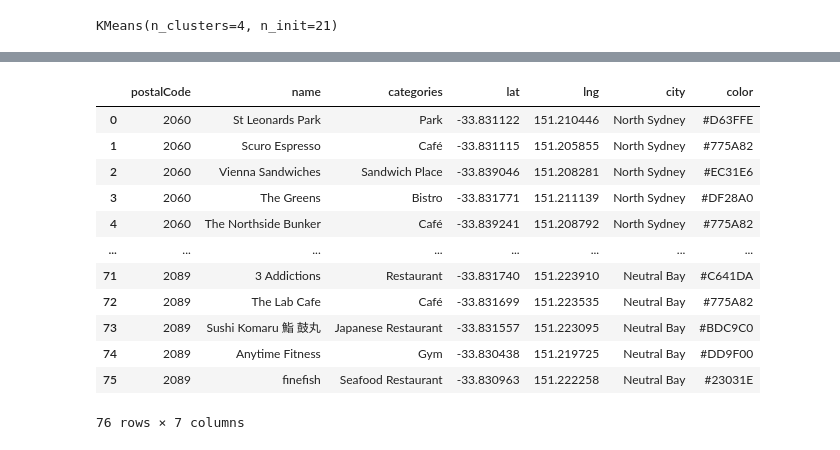
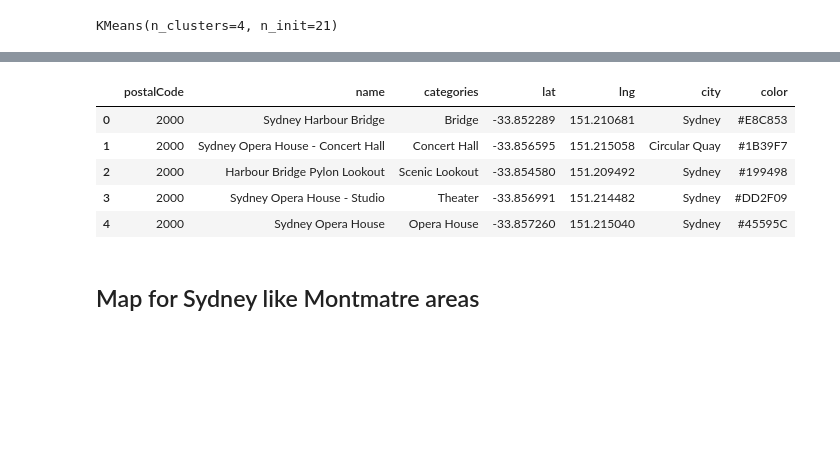
Before and after one commit to evapolini/Coursera_capstone, a Jupyter notebook: Capstone Assignment W5.ipynb, the cells around one changed output, grey strips where cells are left out. Saved outputs shown, nothing was run; the diff lists cells and outputs as text; code cells hidden in the pictures; blank space fills up the shorter version.

Commit message:
Published from Watson Studio.

```diff
--- a/Capstone Assignment W5.ipynb
+++ b/Capstone Assignment W5.ipynb
@@ -58,7 +63,8 @@ def GetVenuesNearByInDataFrame(Lat_param,Lng_param,Nb_max_venues,radius):
 
     return (nearby_venues )
 # %%
+#Get the data for Montmatre, a parisian neighborhood
 MontmartreLat=48.8857636427167
 MontmartreLng=2.3349730916262725
-DataFromParis = GetVenuesNearByInDataFrame(MontmartreLat,MontmartreLng,50,500)
+DataFromParis = GetVenuesNearByInDataFrame(MontmartreLat,MontmartreLng,50,300)
 # %% [output]
@@ -68,7 +90,8 @@ DataFromParis.shape
 # %% [output]
 (50, 6)
 # %%
-SydneyLat= -33.87285279645642,
-SydneyLng=151.2065676235312
-DataFromSydney = GetVenuesNearByInDataFrame(SydneyLat,SydneyLng,300,2000)
+SydneyLat= -33.83083506008578
+SydneyLng= 151.2199836084402
+DataFromSydney = GetVenuesNearByInDataFrame(SydneyLat,SydneyLng,100,3000)
+DataFromSydney
 # %% [output]
@@ -261,13 +214,13 @@ city_grouped.loc[city_grouped['Label'] == 0, 'color'] = '#000000'
 city_grouped.loc[city_grouped['Label'] == 1, 'color'] = '#ff0000'
 city_grouped.loc[city_grouped['Label'] == 2, 'color'] = '#ff8000'
 city_grouped.loc[city_grouped['Label'] == 3, 'color'] = '#ff8080'
-city_grouped.loc[city_grouped['Label'] == 4, 'color'] = '#FF6F61'
-city_grouped.loc[city_grouped['Label'] == 5, 'color'] = '#6B5B95'
-city_grouped.loc[city_grouped['Label'] == 6, 'color'] = '#92A8D1'
-city_grouped.loc[city_grouped['Label'] == 7, 'color'] = '#B565A7'
-city_grouped.loc[city_grouped['Label'] == 8, 'color'] = '#009B77'
-city_grouped.loc[city_grouped['Label'] == 9, 'color'] = '#DD4124'
-city_grouped.loc[city_grouped['Label'] == 10, 'color'] = '#45B8AC'
-city_grouped.head (20)
+#city_grouped.loc[city_grouped['Label'] == 4, 'color'] = '#FF6F61'
+#city_grouped.loc[city_grouped['Label'] == 5, 'color'] = '#6B5B95'
+#city_grouped.loc[city_grouped['Label'] == 6, 'color'] = '#92A8D1'
+#city_grouped.loc[city_grouped['Label'] == 7, 'color'] = '#B565A7'
+#city_grouped.loc[city_grouped['Label'] == 8, 'color'] = '#009B77'
+#city_grouped.loc[city_grouped['Label'] == 9, 'color'] = '#DD4124'
+#city_grouped.loc[city_grouped['Label'] == 10, 'color'] = '#45B8AC'
+city_grouped.head ()
 # %% [output]
 |  | postalCode | lat | lng | American Restaurant | Bakery | Bar | Beach | Beer Bar | Bistro | ... |
@@ -387,13 +306,13 @@ List_Categories
 # %%
+#Get the unique list of the categories
+#countCat = VenuesSydney['categories'].nunique()
+List_Categories=VenuesSydney.categories.unique()
+List_Categories=pd.DataFrame(List_Categories,columns=['categories'])
+
 #Get random color for each venue categorie
 List_Categories['color']=0
 for cat in List_Categories['categories'] :
     r = lambda: random.randint(0,255)
-    color =('#%02X%02X%02X' % (r(),r(),r()))
-   # colorlist = list(np.random.choice(range(256), size=3))
-
-    #color = colorlist[0].astype('str') +','+ colorlist[1].astype('str') +',' +colorlist[2].astype('str')
-    print (color)
-    List_Categories.loc[List_Categories['categories'] == cat, ['color']] = color
+    List_Categories.loc[List_Categories['categories'] == cat, ['color']] = ('#%02X%02X%02X' % (r(),r(),r()))
 List_Categories
 # %% [output]
@@ -434,20 +333,14 @@ List_Categories
 # %%
-#Merge venues and color mapping
-
+#Merge venues and color mapping - Get the color in the dataframe
 VenuesSydney= VenuesSydney.merge(List_Categories, how='left', left_on='categories', right_on='categories')
-VenuesSydney
+VenuesSydney.head()
 # %% [output]
 |  | postalCode | name | categories | lat | lng | city | color |
-| 0 | 2060 | St Leonards Park | Park | -33.831122 | 151.210446 | North Sydney | #D63FFE |
-| 1 | 2060 | Scuro Espresso | Café | -33.831115 | 151.205855 | North Sydney | #775A82 |
-| 2 | 2060 | Vienna Sandwiches | Sandwich Place | -33.839046 | 151.208281 | North Sydney | #EC31E6 |
-| 3 | 2060 | The Greens | Bistro | -33.831771 | 151.211139 | North Sydney | #DF28A0 |
-| 4 | 2060 | The Northside Bunker | Café | -33.839241 | 151.208792 | North Sydney | #775A82 |
-| ... | ... | ... | ... | ... | ... | ... | ... |
-| 71 | 2089 | 3 Addictions | Restaurant | -33.831740 | 151.223910 | Neutral Bay | #C641DA |
-| 72 | 2089 | The Lab Cafe | Café | -33.831699 | 151.223535 | Neutral Bay | #775A82 |
-| 73 | 2089 | Sushi Komaru 鮨 鼓丸 | Japanese Restaurant | -33.831557 | 151.223095 | Neutral Bay | #BDC9C0 |
-| 74 | 2089 | Anytime Fitness | Gym | -33.830438 | 151.219725 | Neutral Bay | #DD9F00 |
-| 75 | 2089 | finefish | Seafood Restaurant | -33.830963 | 151.222258 | Neutral Bay | #23031E |
+| 0 | 2000 | Sydney Harbour Bridge | Bridge | -33.852289 | 151.210681 | Sydney | #E8C853 |
+| 1 | 2000 | Sydney Opera House - Concert Hall | Concert Hall | -33.856595 | 151.215058 | Circular Quay | #1B39F7 |
+| 2 | 2000 | Harbour Bridge Pylon Lookout | Scenic Lookout | -33.854580 | 151.209492 | Sydney | #199498 |
+| 3 | 2000 | Sydney Opera House - Studio | Theater | -33.856991 | 151.214482 | Sydney | #DD2F09 |
+| 4 | 2000 | Sydney Opera House | Opera House | -33.857260 | 151.215040 | Sydney | #45595C |
-76 rows × 7 columns
+# %% [markdown]
+<h2>Map for Sydney like Montmatre areas</h2>
 # %%
```
Also changed, not shown: parts of 40 cells of this notebook.
